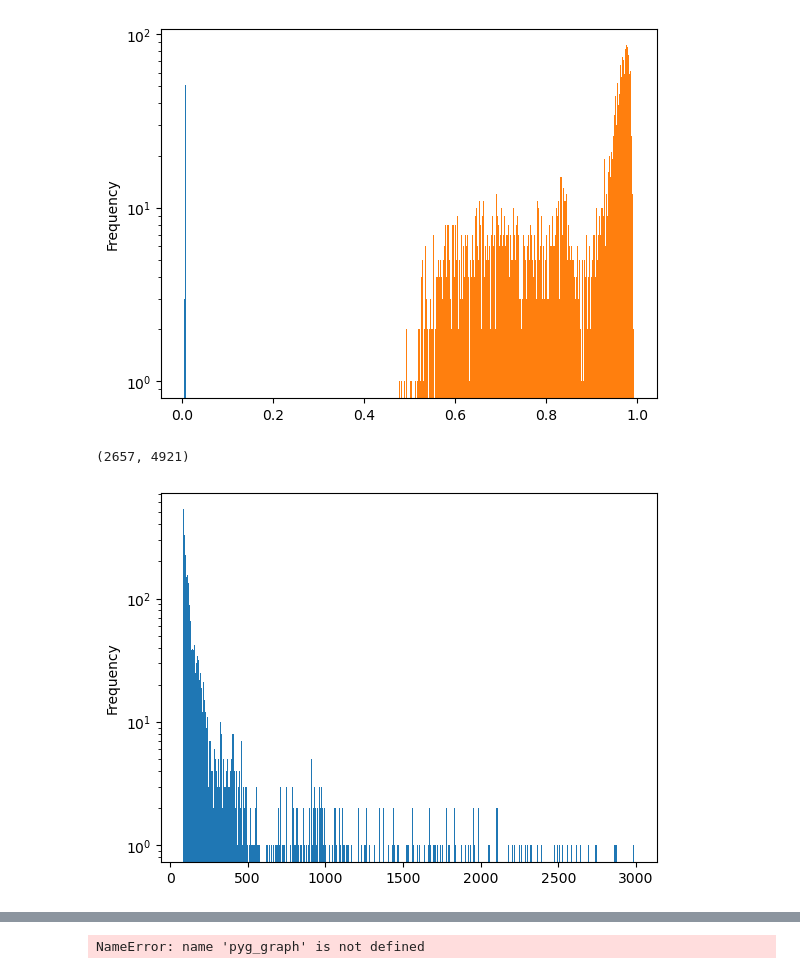
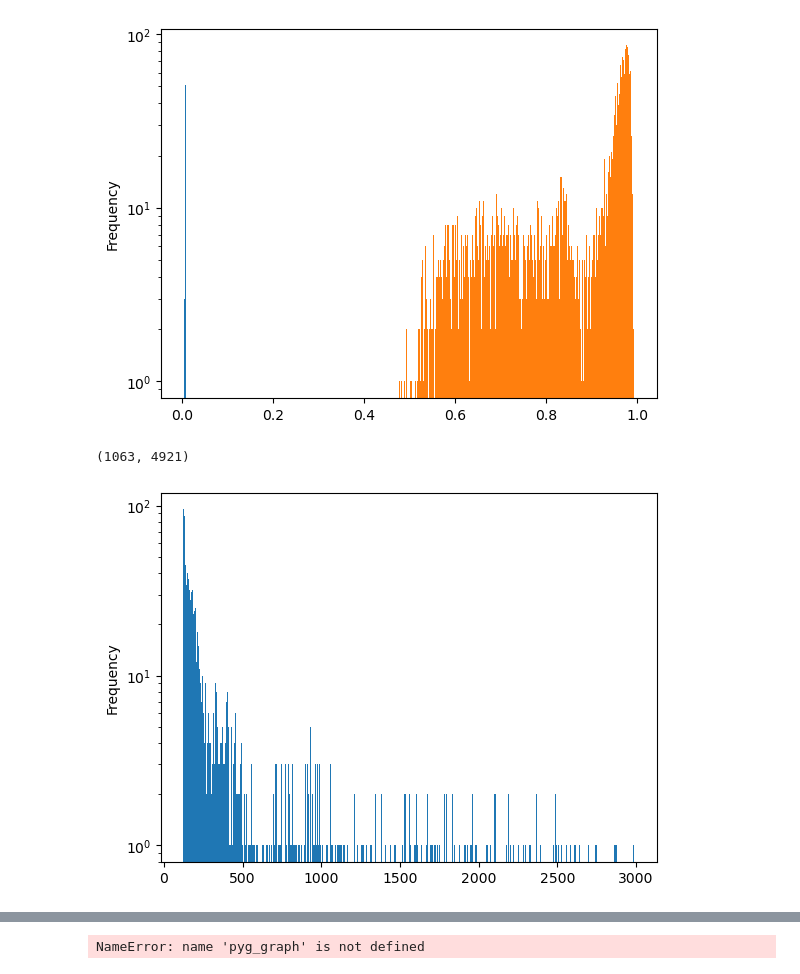
Before and after one commit to DeepenData/Graph_Neural_Networks_and_Phenylketonuria, a Jupyter notebook: src/step04_explainer.ipynb, the cells around one changed output, grey strips where cells are left out. Saved outputs shown, nothing was run; the diff lists cells and outputs as text; code cells hidden in the pictures.

```diff
--- a/src/step04_explainer.ipynb
+++ b/src/step04_explainer.ipynb
@@ -80,6 +80,13 @@ all_graphs_weights_df = pd.DataFrame(
 torch.stack(all_graphs_weights,1).squeeze().cpu().numpy())
 
 
+all_graphs_weights_df.columns = [str(col) for col in all_graphs_weights_df.columns]
+
+all_graphs_weights_df.to_parquet('./results/data/non_filtered_graphs_weights_from_explainer.parquet.gzip', compression = 'gzip')
+
+
+all_graphs_weights_df.columns = [float(col) for col in all_graphs_weights_df.columns]
+
 
 all_graphs_weights_df.loc[:,np.random.randint(1, 1000, 5)].plot.hist(bins=200, alpha=0.9, figsize=(15,6), subplots=True, sharey=False,
                       sharex=False, logy = True, ylabel = ['', '', ''], grid=False)
@@ -109,13 +116,17 @@ all_graphs_weights_df.max().plot.hist(logy = True, bins=500)
 [figure]
 # %%
 
-filtered_graph_weights_df = all_graphs_weights_df.loc[all_graphs_weights_df.sum(axis=1) > np.percentile(all_graphs_weights_df.sum(axis=1), 95)  , :]
+
+
+
+
+filtered_graph_weights_df = all_graphs_weights_df.loc[all_graphs_weights_df.sum(axis=1) > np.percentile(all_graphs_weights_df.sum(axis=1), 98)  , :]
 
 filtered_graph_weights_df.sum(axis=1).plot.hist(logy = True, bins=500)
 filtered_graph_weights_df.shape
 # %% [output]
-(2657, 4921)
+(1063, 4921)
-[figure, old version]
+[figure, new version]
 # %%
 
 filtered_graph_weights_df.sum(axis=0).plot.hist(logy = True, bins=500)
```
Also changed, not shown: parts of 4 cells of this notebook, 2 other files.
